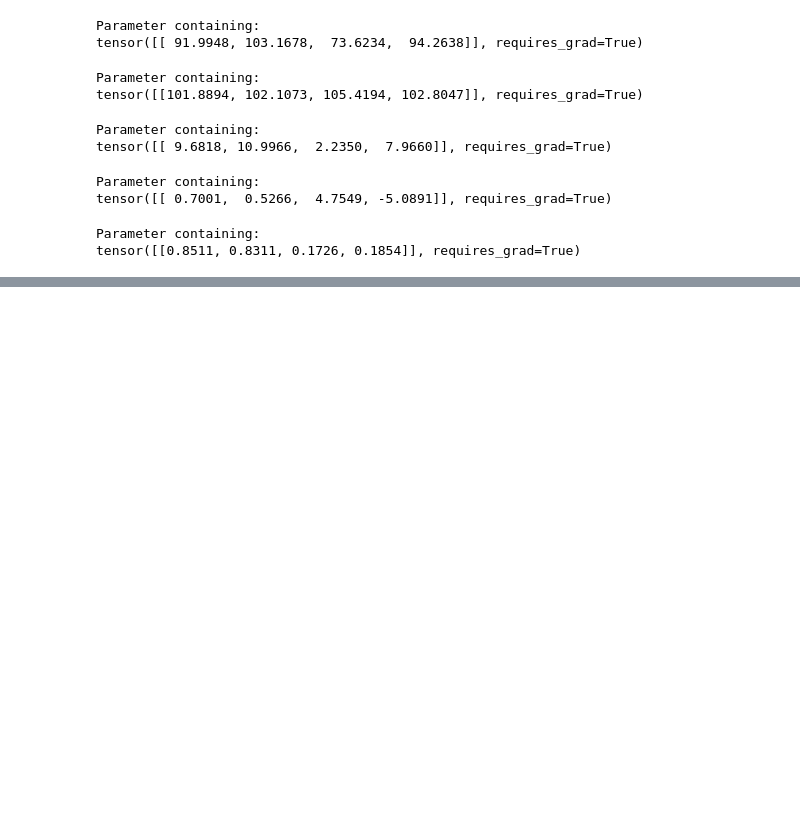
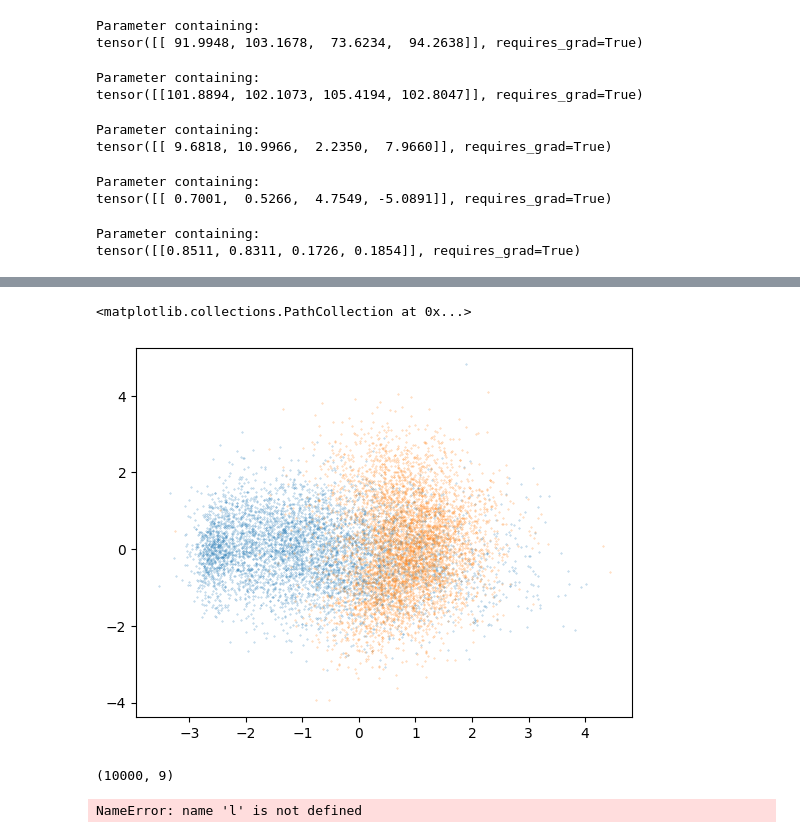
Before and after one commit to Gabriel-Ducrocq/segmentationCryoEM, a Jupyter notebook: visualization.ipynb, the cells around one changed output, grey strips where cells are left out. Saved outputs shown, nothing was run; the diff lists cells and outputs as text; code cells hidden in the pictures; blank space fills up the shorter version.

```diff
--- a/visualization.ipynb
+++ b/visualization.ipynb
@@ -2001,0 +2016,17 @@ tensor([[0.8511, 0.8311, 0.1726, 0.1854]], requires_grad=True)
+# %%
+model = torch.load("full_model", map_location=torch.device('cpu'))
+# %%
+pca_latent = protein.model_analysis.pca_latent_space(model)
+plt.scatter(pca_latent[:5000, 0], pca_latent[:5000, 1], s = 0.1, alpha=0.5)
+plt.scatter(pca_latent[5000:, 0], pca_latent[5000:, 1], s = 0.1, alpha=0.5)
+# %% [output]
+<matplotlib.collections.PathCollection at 0x...>
+[figure, added]
+# %%
+pca_latent.shape
+# %% [output]
+(10000, 9)
+# %%
+len(l)/100
+# %% [output]
+NameError: name 'l' is not defined
```
Also changed, not shown: parts of 27 cells of this notebook, 2 other files.
